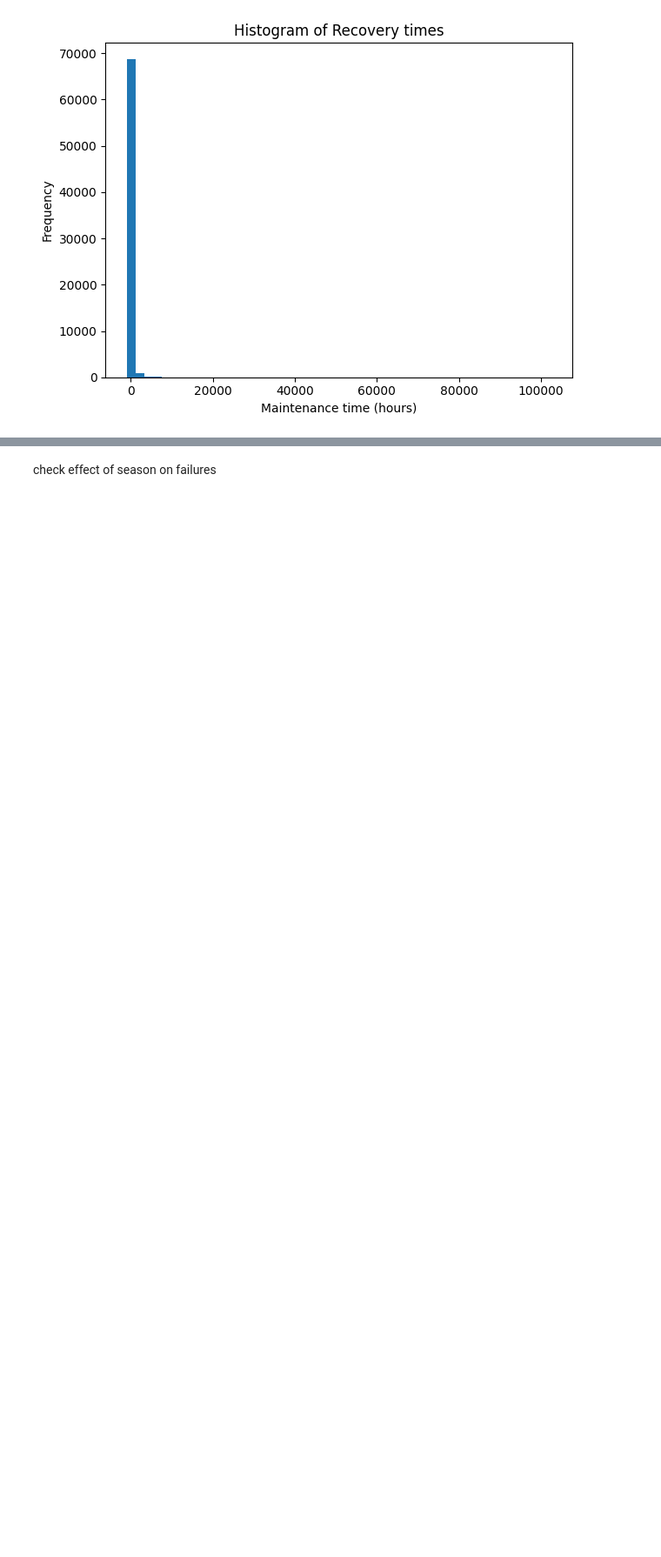
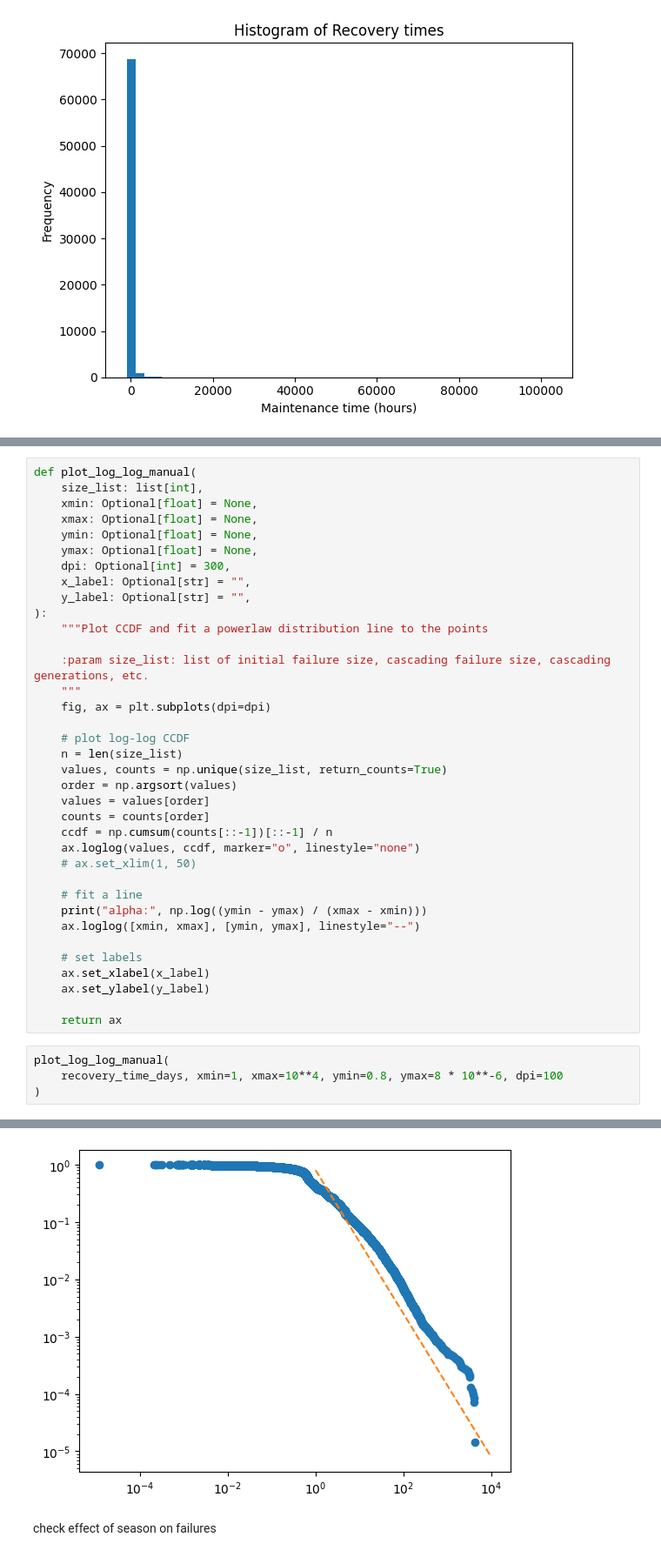
Before and after one commit to mohamad-hasan-sohan-ajini/predictive-maintenance, a Jupyter notebook: src/our_data_eda.ipynb, the cells around one changed output, grey strips where cells are left out. Shown at 87% size. Saved outputs shown, nothing was run; the diff lists cells and outputs as text; blank space fills up the shorter version.

```diff
--- a/src/our_data_eda.ipynb
+++ b/src/our_data_eda.ipynb
@@ -525,0 +574,41 @@ xmin : 2213058.0
+# %%
+def plot_log_log_manual(
+    size_list: list[int],
+    xmin: Optional[float] = None,
+    xmax: Optional[float] = None,
+    ymin: Optional[float] = None,
+    ymax: Optional[float] = None,
+    dpi: Optional[int] = 300,
+    x_label: Optional[str] = "",
+    y_label: Optional[str] = "",
+):
+    """Plot CCDF and fit a powerlaw distribution line to the points
+
+    :param size_list: list of initial failure size, cascading failure size, cascading generations, etc.
+    """
+    fig, ax = plt.subplots(dpi=dpi)
+
+    # plot log-log CCDF
+    n = len(size_list)
+    values, counts = np.unique(size_list, return_counts=True)
+    order = np.argsort(values)
+    values = values[order]
+    counts = counts[order]
+    ccdf = np.cumsum(counts[::-1])[::-1] / n
+    ax.loglog(values, ccdf, marker="o", linestyle="none")
+    # ax.set_xlim(1, 50)
+
+    # fit a line
+    print("alpha:", np.log((ymin - ymax) / (xmax - xmin)))
+    ax.loglog([xmin, xmax], [ymin, ymax], linestyle="--")
+
+    # set labels
+    ax.set_xlabel(x_label)
+    ax.set_ylabel(y_label)
+
+    return ax
+# %%
+plot_log_log_manual(
+    recovery_time_days, xmin=1, xmax=10**4, ymin=0.8, ymax=8 * 10**-6, dpi=100
+)
+# %% [output]
@@ -526,3 +617,4 @@ xmin : 2213058.0
+[figure, added]
 # %% [markdown]
 check effect of season on failures
 # %%
```
Also changed, not shown: parts of 7 cells of this notebook.
